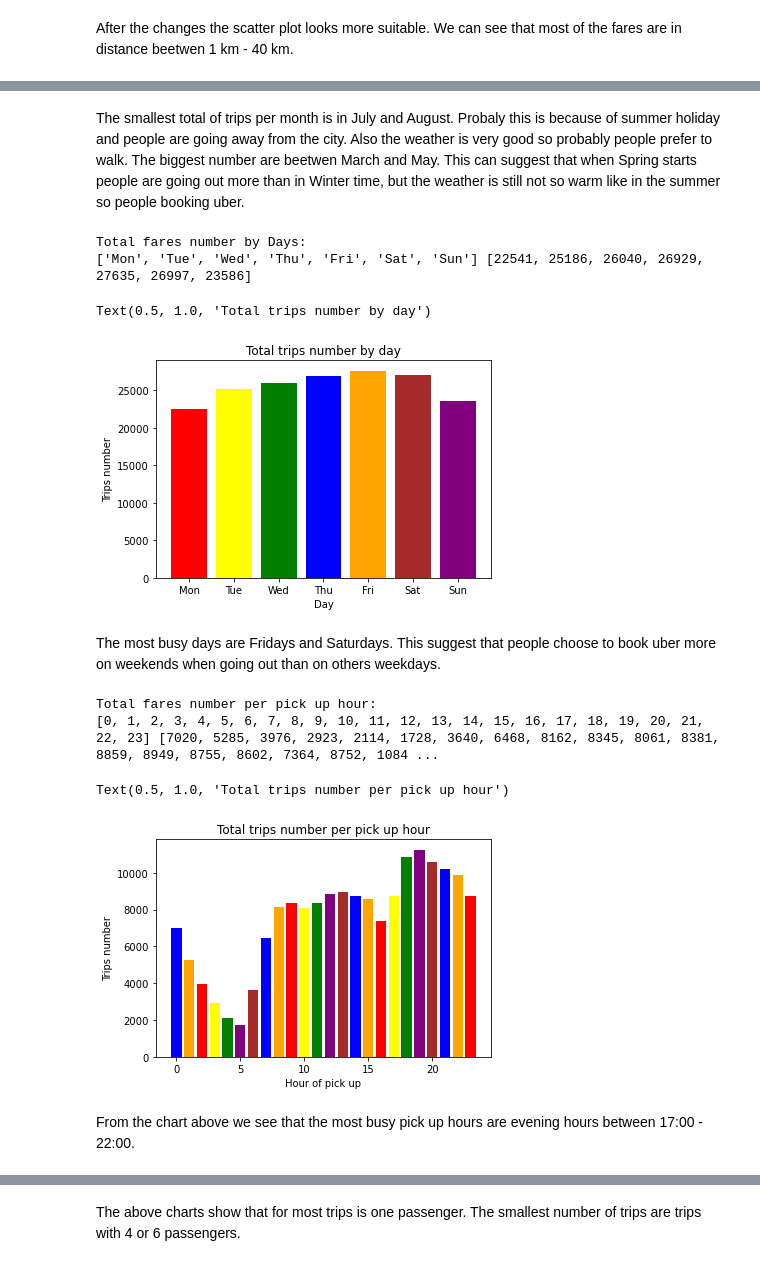
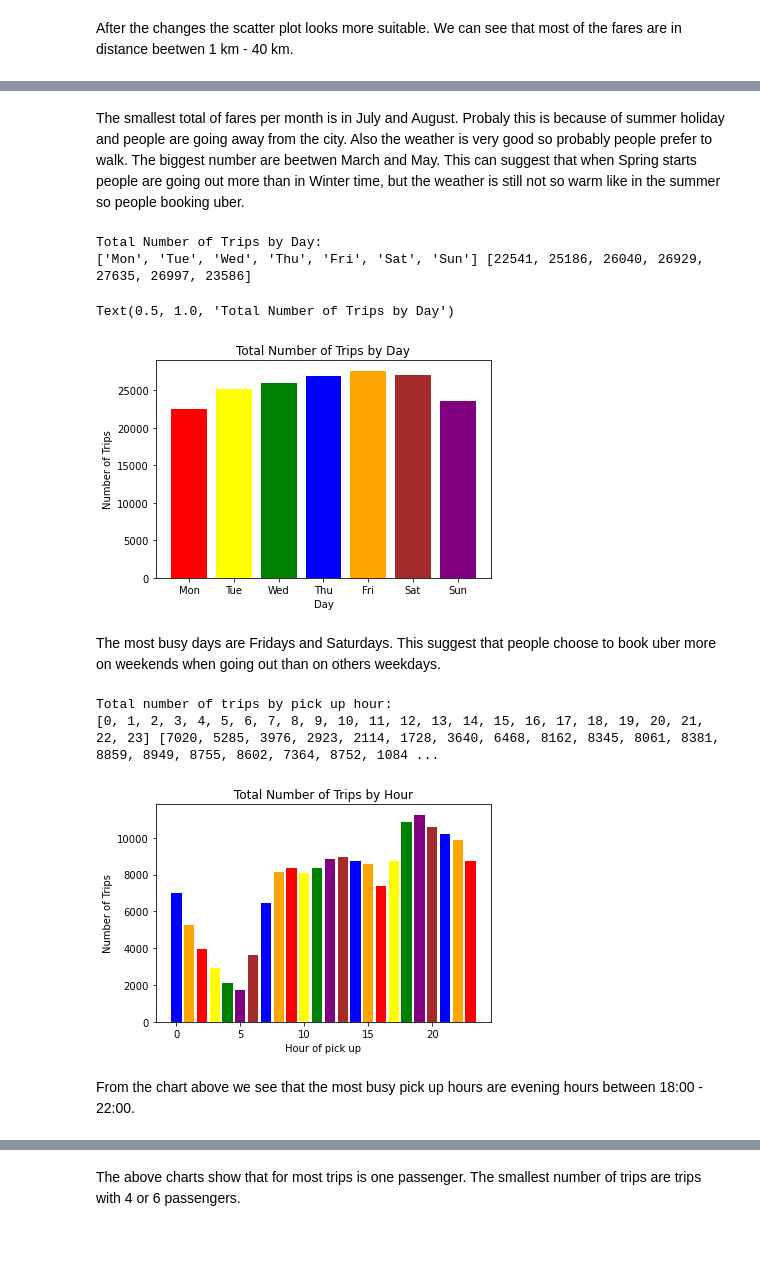
Before and after one commit to Maliha2030/Project1_The_A_Team_Uber, a Jupyter notebook: project_script_marta.ipynb, the cells around one changed output, grey strips where cells are left out. Cells and saved outputs as stored; diff of their text form; code cells hidden in the pictures.

```diff
--- a/project_script_marta.ipynb
+++ b/project_script_marta.ipynb
@@ -227,11 +260,11 @@ Text(0.5, 1.0, 'Total trips number per Month')
 # %% [markdown]
-The smallest total of trips per month is in July and August.
+The smallest total of fares per month is in July and August.
 Probaly this is because of summer holiday and people are going away from the city.
 Also the weather is very good so probably people prefer to walk.
 The biggest number are beetwen March and May.
 This can suggest that when Spring starts people are going out more than in Winter time, but the weather is still not so warm like in the summer so people booking uber.
 # %%
-# Calculate total  trips number  per day
+# Calculate total number of trips per day
 num_of_trips = []
 day = ['Mon', 'Tue', 'Wed', 'Thu', 'Fri', 'Sat', 'Sun']
 
@@ -242,48 +275,48 @@ for i in range(0, 7):
     x = uber_file_df.loc[uber_file_df['Day of Week_number'] == i, 'counter'].sum()
     num_of_trips.append(x)
 
-print("Total fares number by Days: ")
+print("Total Number of Trips by Day: ")
 print(day, num_of_trips)
 
 # Create bar chart and  set the xlabel and ylabel
 
 plt.bar(day, num_of_trips, color=colors)
 plt.xlabel("Day")
-plt.ylabel("Trips number")
-plt.title("Total trips number by day")
+plt.ylabel("Number of Trips")
+plt.title("Total Number of Trips by Day")
 # %% [output]
-Total fares number by Days:
+Total Number of Trips by Day:
 ['Mon', 'Tue', 'Wed', 'Thu', 'Fri', 'Sat', 'Sun'] [22541, 25186, 26040, 26929, 27635, 26997, 23586]
-Text(0.5, 1.0, 'Total trips number by day')
+Text(0.5, 1.0, 'Total Number of Trips by Day')
-[figure, old version]
+[figure, new version]
 # %% [markdown]
 The most busy days are Fridays and Saturdays.
 This suggest that people choose to book uber more on weekends when going out than on others weekdays.
 # %%
-# Calculate total  trips number per pick up hour (00:00 - 23:00)
+# Calculate number of trips by pick up hour (00:00 - 23:00)
 number_of_trips = []
 
 hour = [0, 1, 2, 3, 4, 5, 6, 7, 8, 9, 10, 11, 12, 13, 14, 15, 16, 17, 18, 19, 20, 21, 22, 23]
 
 colors = ['blue', 'orange', 'red', 'yellow', 'green', 'purple', 'brown', 'blue', 'orange', 'red', 'yellow', 'green', 'purple', 'brown', 'blue', 'orange', 'red', 'yellow', 'green', 'purple', 'brown', 'blue', 'orange', 'red']
 for i in range(0, 24):
     x = uber_file_df.loc[uber_file_df['Hour'] == i, 'counter'].sum()
     number_of_trips.append(x)
 
-print("Total fares number per pick up hour: ")
-print(hour, number_of_trips )
+print("Total number of trips by pick up hour: ")
+print(hour, number_of_trips)
 
 # Create bar chart and  set the xlabel and ylabel
 
-plt.bar(hour, number_of_trips , color=colors)
+plt.bar(hour, number_of_trips, color=colors)
 plt.xlabel("Hour of pick up")
-plt.ylabel("Trips number")
-plt.title("Total trips number per pick up hour")
+plt.ylabel("Number of Trips")
+plt.title("Total Number of Trips by Hour")
+plt.show()
 # %% [output]
-Total fares number per pick up hour:
+Total number of trips by pick up hour:
 [0, 1, 2, 3, 4, 5, 6, 7, 8, 9, 10, 11, 12, 13, 14, 15, 16, 17, 18, 19, 20, 21, 22, 23] [7020, 5285, 3976, 2923, 2114, 1728, 3640, 6468, 8162, 8345, 8061, 8381, 8859, 8949, 8755, 8602, 7364, 8752, 1084 ...
-Text(0.5, 1.0, 'Total trips number per pick up hour')
-[figure, old version]
+[figure, new version]
 # %% [markdown]
-From the chart above we see that the most busy pick up hours are evening hours between 17:00 - 22:00.
+From the chart above we see that the most busy pick up hours are evening hours between 18:00 - 22:00.
 # %%
```
Also changed, not shown: parts of 8 cells of this notebook.
